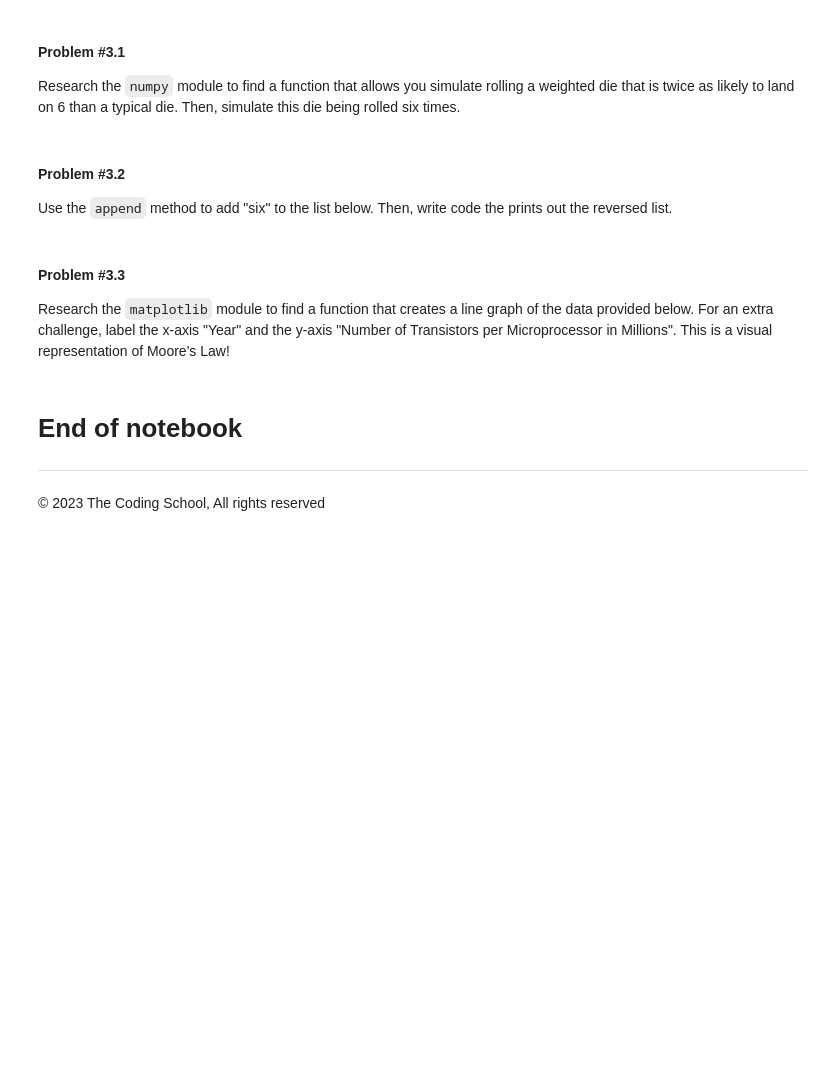
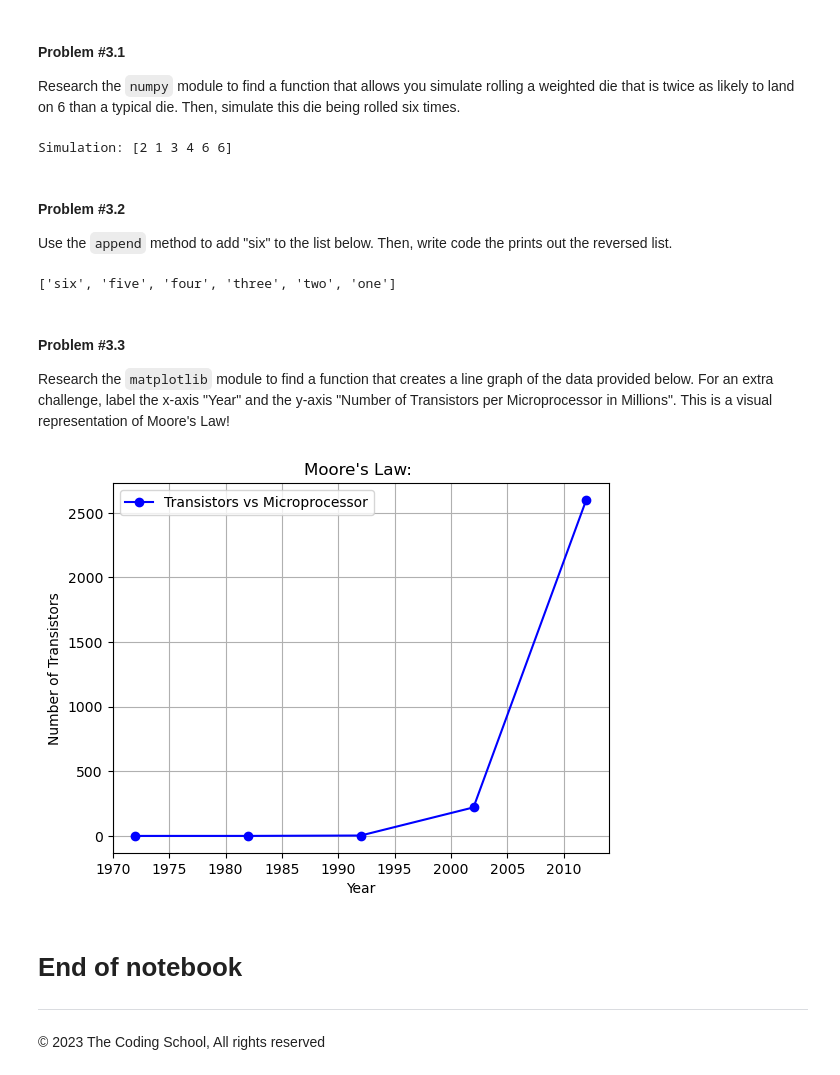
Before and after one commit to Yahya-Ashraf-Mohamed/QxQ, a Jupyter notebook: Homework/QXQ_YLC_Week_3_Homework_[STUDENT].ipynb, the cells around one changed output. Saved outputs shown, nothing was run; the diff lists cells and outputs as text; code cells hidden in the pictures; blank space fills up the shorter version.

```diff
--- a/Homework/QXQ_YLC_Week_3_Homework_[STUDENT].ipynb
+++ b/Homework/QXQ_YLC_Week_3_Homework_[STUDENT].ipynb
@@ -269,10 +302,30 @@ Research the `numpy` module to find a function that allows you simulate rolling
+# %%
+# COMPLETE THIS CODE
+import numpy as np
+
+die_outcomes = [1, 2, 3, 4, 5, 6]
+
+probabilities = [1/7, 1/7, 1/7, 1/7, 1/7, 2/7]
+
+# Simulate rolling the weighted die six times
+simulated_rolls = np.random.choice(die_outcomes, size=6, p=probabilities)
+
+# Print the results of the six rolls
+print("Simulation:", simulated_rolls)
+# %% [output]
+Simulation: [2 1 3 4 6 6]
 # %% [markdown]
 #### **Problem #3.2**
 
 Use the `append` method to add "six" to the list below. Then, write code the prints out the reversed list.
 # %%
 my_list = ["one","two","three", "four","five"]
-# COMPLETE THIS CODE
+my_list.append("six") # COMPLETE THIS CODE
+
+reversed_list = list(reversed(my_list))
+print(reversed_list)
+# %% [output]
+['six', 'five', 'four', 'three', 'two', 'one']
 # %% [markdown]
 #### **Problem #3.3**
 
@@ -284,3 +333,25 @@ num_transistors = [.004, .14, 3.11, 220.67, 2600]
+# %%
+import matplotlib.pyplot as plt
+
+years = [1972, 1982, 1992, 2002, 2012]
+num_transistors = [0.004, 0.14, 3.11, 220.67, 2600]
+
+plt.plot(years, num_transistors, marker='o', linestyle='-', color='b', label='Transistors vs Microprocessor')
+
+plt.xlabel("Year")
+plt.ylabel("Number of Transistors")
+
+# Add a title to the graph
+plt.title("Moore's Law: ")
+
+# Show the legend
+plt.legend()
+
+# Show the graph
+plt.grid(True)
+plt.show()
+# %% [output]
+[figure, added]
 # %% [markdown]
 # End of notebook
 ---
```
Also changed, not shown: parts of 17 cells of this notebook, 1 other file.
